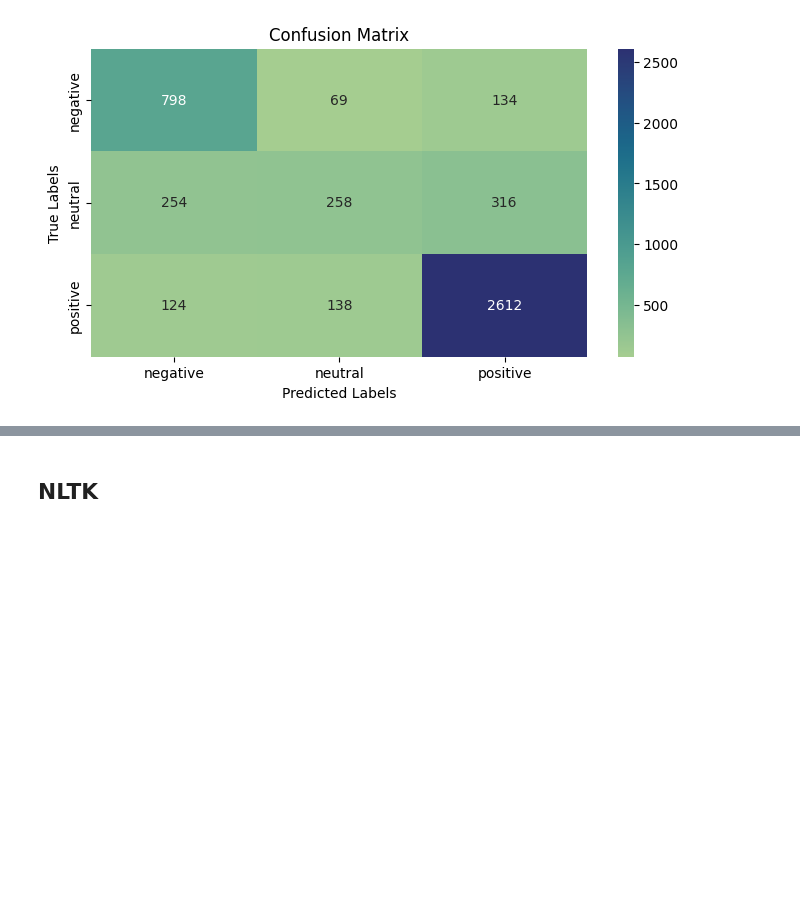
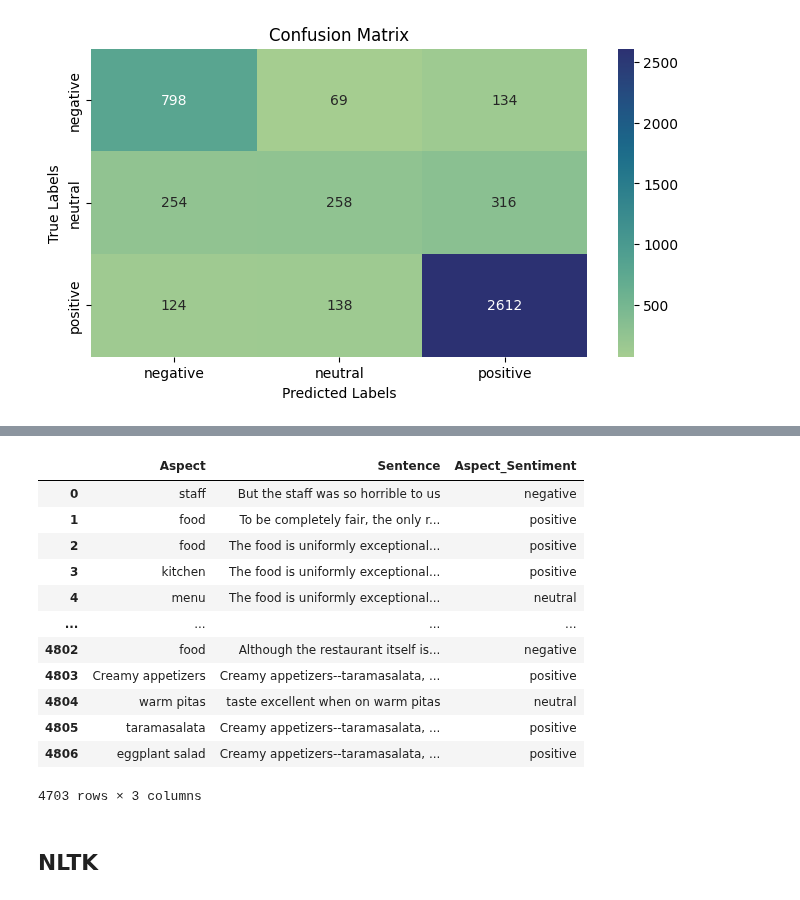
Before and after one commit to tabaraei/aspect-based-sentiment-analysis, a Jupyter notebook: ABSA.ipynb, the cells around one changed output, grey strips where cells are left out. Saved outputs shown, nothing was run; the diff lists cells and outputs as text; code cells hidden in the pictures; blank space fills up the shorter version.

```diff
--- a/ABSA.ipynb
+++ b/ABSA.ipynb
@@ -538,12 +538,7 @@ class AspectDetection:
             if sentence is not None
         ])
 
-    def evaluate_aspect_sentiments_in_portions(self):
-        '''
-        In the whole dataset, detect the corresponding sentence portion for each
-        aspect, and compare the true aspect sentiment with the predicted sentiment
-        for the portion.
-        '''
+    def get_df_aspect_sentence_sentiment(self):
         df = pd.concat([self.train_df, self.test_df], ignore_index=True)
         df = pd.concat(
             df.apply(
@@ -553,11 +548,19 @@ class AspectDetection:
             ignore_index=True
         )
         df = df[df['Aspect_Sentiment'] != 'conflict']
+        return df
+
+    def evaluate_aspect_sentiments_in_portions(self):
+        '''
+        In the whole dataset, detect the corresponding sentence portion for each
+        aspect, and compare the true aspect sentiment with the predicted sentiment
+        for the portion.
+        '''
+        df = self.get_df_aspect_sentence_sentiment()
         df['Predicted_Aspect_Sentiment'] = self.clf.predict(self.vec.transform(df['Sentence']))
 
         report = classification_report(df['Aspect_Sentiment'], df['Predicted_Aspect_Sentiment'])
         cm = confusion_matrix(df['Aspect_Sentiment'], df['Predicted_Aspect_Sentiment'], labels=self.class_labels)
-
         return report, cm
 
 
@@ -717,3 +734,20 @@ weighted avg       0.76      0.78      0.76      4703
+# %%
+df = AD.get_df_aspect_sentence_sentiment()
+df
+# %% [output]
+|  | Aspect | Sentence | Aspect_Sentiment |
+| 0 | staff | But the staff was so horrible to us | negative |
+| 1 | food | To be completely fair, the only r... | positive |
+| 2 | food | The food is uniformly exceptional... | positive |
+| 3 | kitchen | The food is uniformly exceptional... | positive |
+| 4 | menu | The food is uniformly exceptional... | neutral |
+| ... | ... | ... | ... |
+| 4802 | food | Although the restaurant itself is... | negative |
+| 4803 | Creamy appetizers | Creamy appetizers--taramasalata, ... | positive |
+| 4804 | warm pitas | taste excellent when on warm pitas | neutral |
+| 4805 | taramasalata | Creamy appetizers--taramasalata, ... | positive |
+| 4806 | eggplant salad | Creamy appetizers--taramasalata, ... | positive |
+4703 rows × 3 columns
 # %% [markdown]
 ## NLTK
 # %%
```
Also changed, not shown: parts of 4 cells of this notebook.
